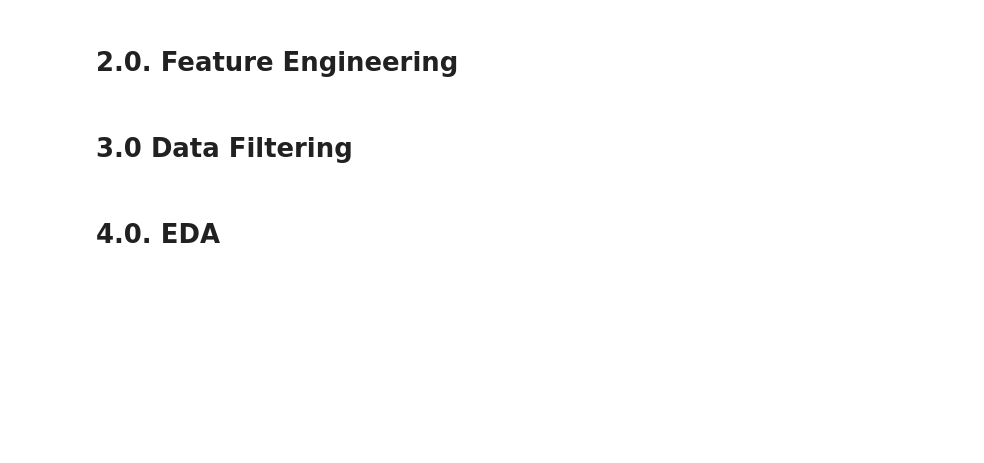
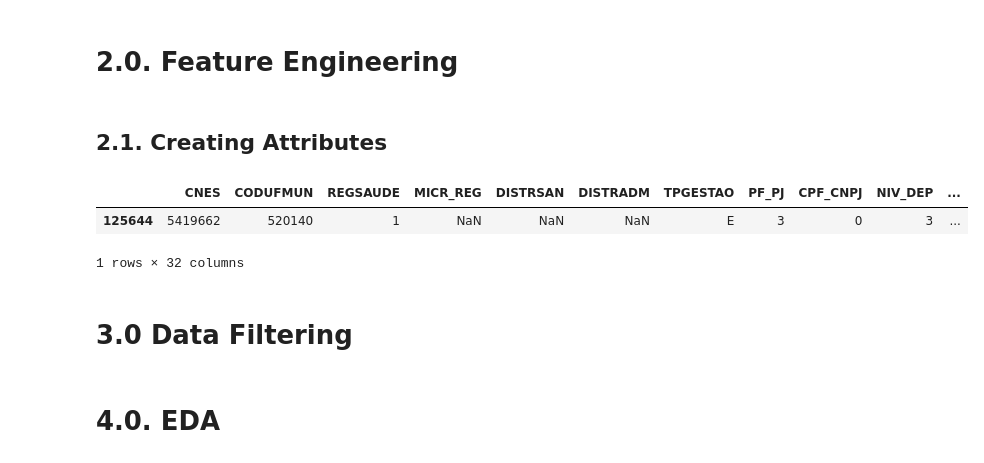
Before and after one commit to math-prog/covid19_leitos_go, a Jupyter notebook: notebooks/0.0-mso-covid_19_leitos.ipynb, the cells around one changed output. Saved outputs shown, nothing was run; the diff lists cells and outputs as text; code cells hidden in the pictures; blank space fills up the shorter version.

```diff
--- a/notebooks/0.0-mso-covid_19_leitos.ipynb
+++ b/notebooks/0.0-mso-covid_19_leitos.ipynb
@@ -175,7 +173,4 @@ with open('../data/external/codigo_cidades.csv') as csv_file:
 # %%
 #Converter o codigo para o tipo string para que o dicionario funcione
 df1['CODUFMUN'] = df1['CODUFMUN'].astype('str')
-
-# Criar um coluna com o nome da cidade atraves do codigo de municipio fornecido pelo IBGE
-df1['CIDADE'] = df1['CODUFMUN'].map(municipios)
-df1.sample()
+df1['COMPETEN'] = pd.to_datetime( df1['COMPETEN'], format = '%Y%m')
@@ -240,3 +250,7 @@ CIDADE      195
 dtype: int64
+# %%
+df2 = df1.copy()
 # %% [markdown]
 # 2.0. Feature Engineering
+# %% [markdown]
+## 2.1. Creating Attributes
@@ -242,0 +275,8 @@ dtype: int64
+# %%
+# Criar um coluna com o nome da cidade atraves do codigo de municipio fornecido pelo IBGE
+df2['CIDADE'] = df2['CODUFMUN'].map(municipios)
+df2.sample()
+# %% [output]
+|  | CNES | CODUFMUN | REGSAUDE | MICR_REG | DISTRSAN | DISTRADM | TPGESTAO | PF_PJ | CPF_CNPJ | NIV_DEP | ... |
+| 125644 | 5419662 | 520140 | 1 | NaN | NaN | NaN | E | 3 | 0 | 3 | ... |
+1 rows × 32 columns
```
Also changed, not shown: parts of 21 cells of this notebook.
